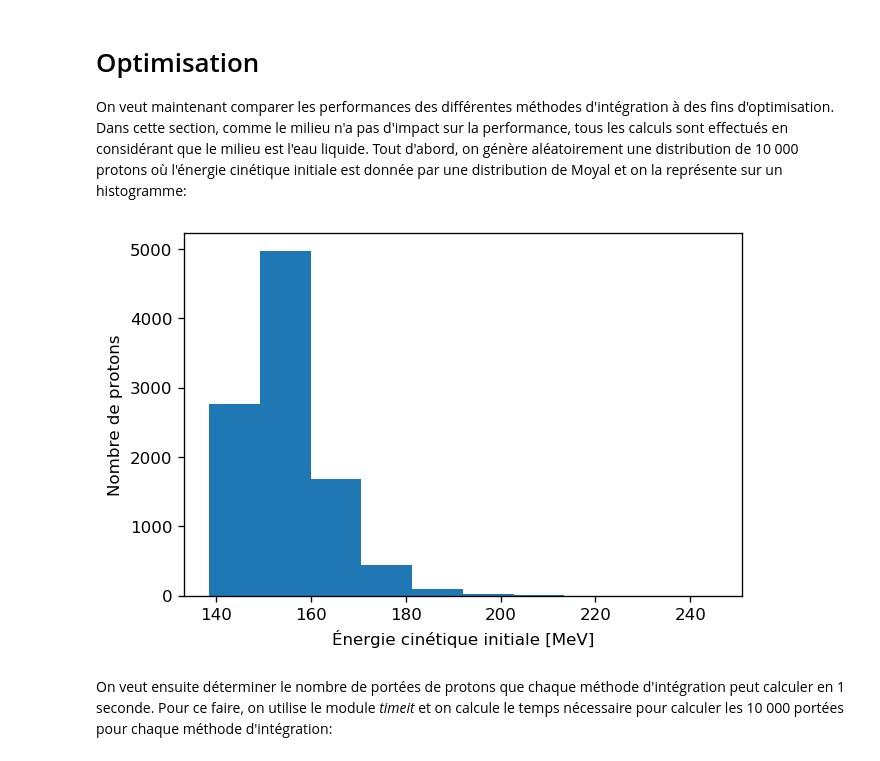
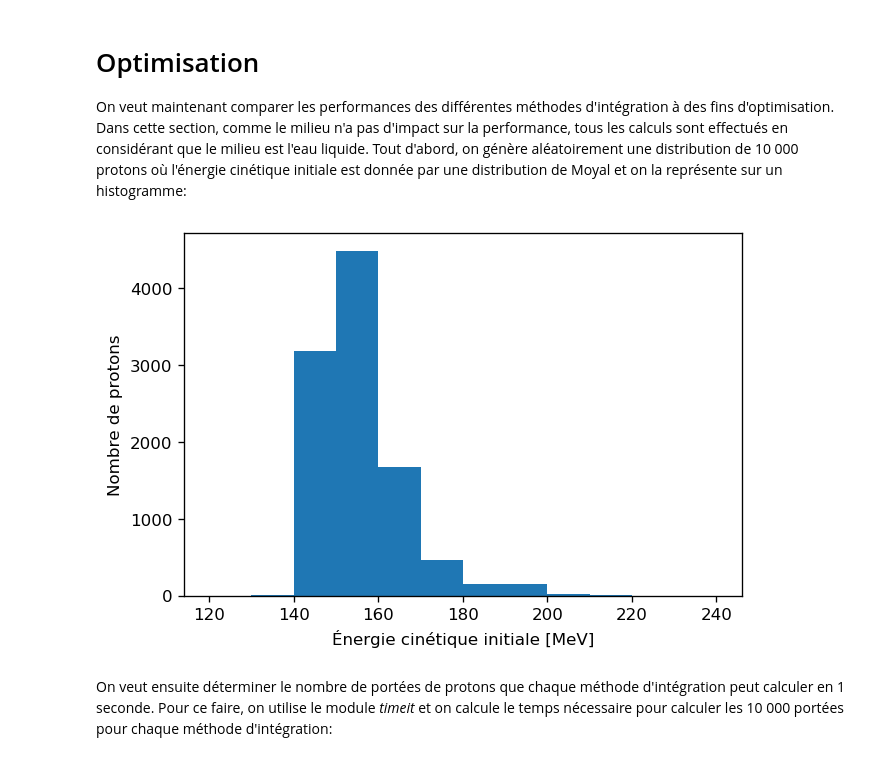
Before and after one commit to Jordan-Charest/PhysNum, a Jupyter notebook: TP1.ipynb, the cells around one changed output. Saved outputs shown, nothing was run; the diff lists cells and outputs as text; code cells hidden in the pictures.

```diff
--- a/TP1.ipynb
+++ b/TP1.ipynb
@@ -300,18 +300,19 @@ On veut maintenant comparer les performances des différentes méthodes d'intég
 # %%
 from scipy.stats import moyal
 import matplotlib.pyplot as plt
 %matplotlib inline
 
 
 sample = moyal(loc=150, scale=4).rvs(size=10000)
 
 plt.figure(dpi=120)
-plt.hist(sample)
+groupes = [120, 130, 140, 150, 160, 170, 180, 200, 210, 220, 240]
+plt.hist(sample, bins=groupes)
 plt.xlabel('Énergie cinétique initiale [MeV]')
 plt.ylabel('Nombre de protons')
 plt.show()
 # %% [output]
-[figure, old version]
+[figure, new version]
 # %% [markdown]
 On veut ensuite déterminer le nombre de portées de protons que chaque méthode d'intégration peut calculer en 1 seconde. Pour ce faire, on utilise le module *timeit* et on calcule le temps nécessaire pour calculer les 10 000 portées pour chaque méthode d'intégration:
 # %%
```
Also changed, not shown: parts of 8 cells of this notebook.
